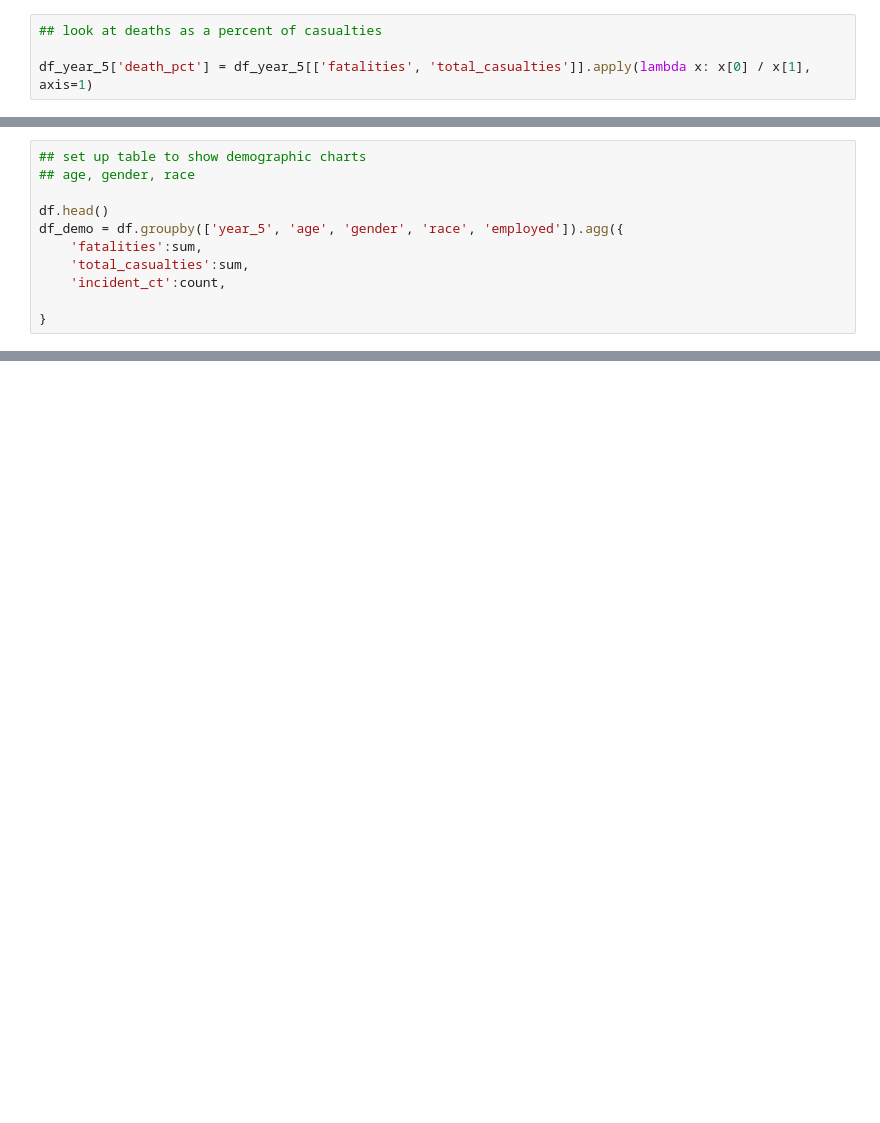
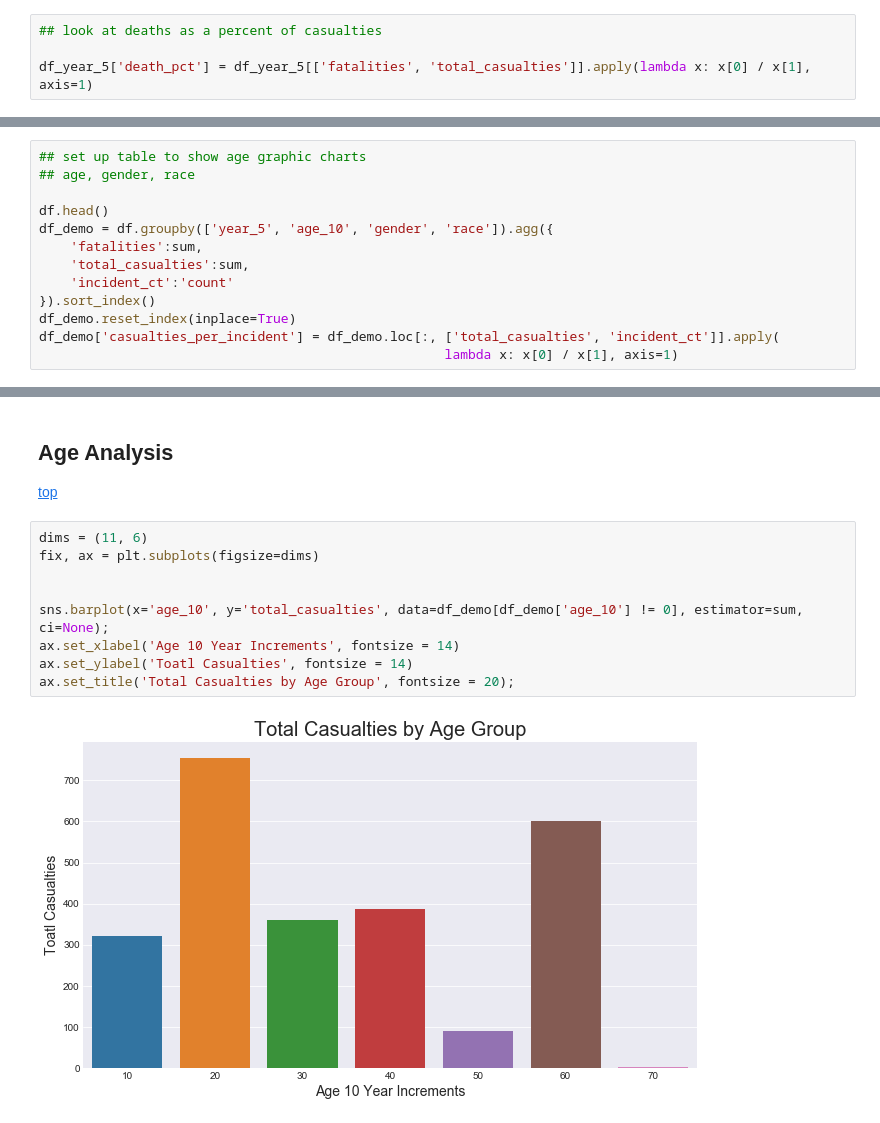
Before and after one commit to ZackSmith32/US_Mass_Shootings_Analysis, a Jupyter notebook: mass_shootings.ipynb, the cells around one changed output, grey strips where cells are left out. Saved outputs shown, nothing was run; the diff lists cells and outputs as text; blank space fills up the shorter version.

Commit message:
added demographic analysis

```diff
--- a/mass_shootings.ipynb
+++ b/mass_shootings.ipynb
@@ -136,11 +202,13 @@ df.columns.tolist()
 # %%
-## set up table to show demographic charts
+## set up table to show age graphic charts
 ## age, gender, race
 
 df.head()
-df_demo = df.groupby(['year_5', 'age', 'gender', 'race', 'employed']).agg({
+df_demo = df.groupby(['year_5', 'age_10', 'gender', 'race']).agg({
     'fatalities':sum,
     'total_casualties':sum,
-    'incident_ct':count,
-
-}
+    'incident_ct':'count'
+}).sort_index()
+df_demo.reset_index(inplace=True)
+df_demo['casualties_per_incident'] = df_demo.loc[:, ['total_casualties', 'incident_ct']].apply(
+                                                    lambda x: x[0] / x[1], axis=1)
@@ -148,0 +215,14 @@ SyntaxError: unexpected EOF while parsing (<ipython-input-11-b339052b7e0b>, line
+# %% [markdown]
+## Age Analysis
+[top](#top)
+# %%
+dims = (11, 6)
+fix, ax = plt.subplots(figsize=dims)
+
+
+sns.barplot(x='age_10', y='total_casualties', data=df_demo[df_demo['age_10'] != 0], estimator=sum, ci=None);
+ax.set_xlabel('Age 10 Year Increments', fontsize = 14)
+ax.set_ylabel('Toatl Casualties', fontsize = 14)
+ax.set_title('Total Casualties by Age Group', fontsize = 20);
+# %% [output]
+[figure, added]
```
Also changed, not shown: parts of 35 cells of this notebook.
